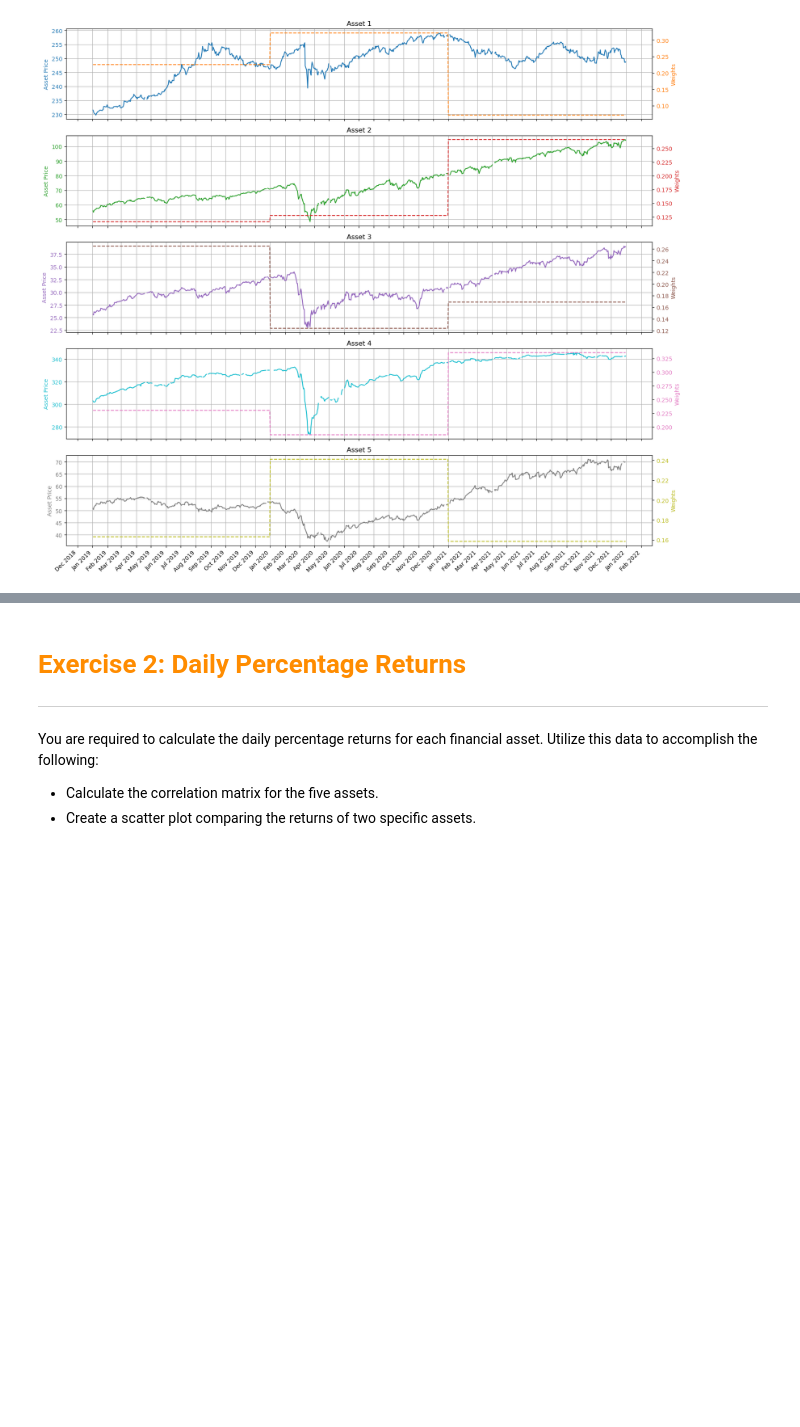
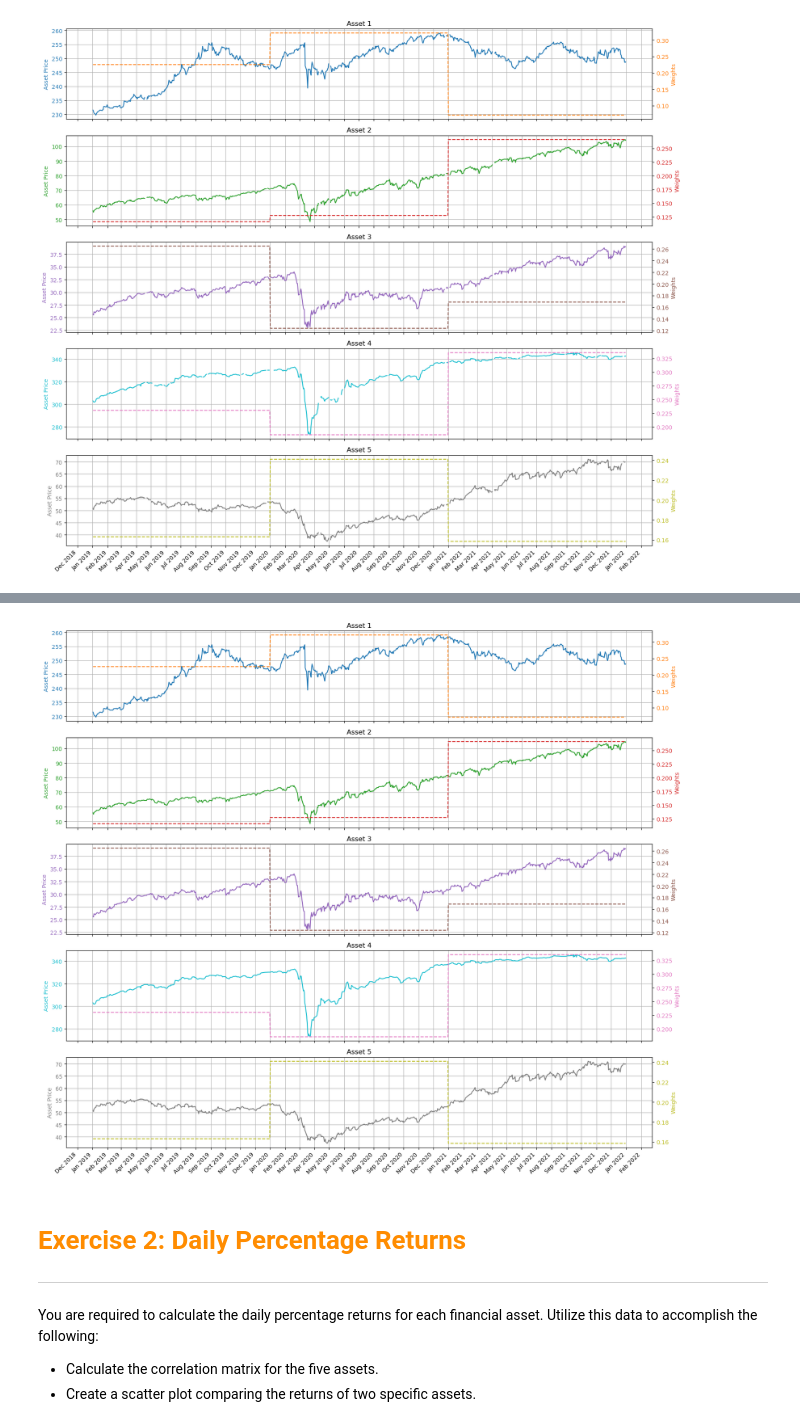
Before and after one commit to abhishek-chattopadhyay/portfolio-analysis-mini-project, a Jupyter notebook: code/Tech-Challenge.ipynb, the cells around one changed output, grey strips where cells are left out. Cells and saved outputs as stored; diff of their text form; code cells hidden in the pictures; blank space fills up the shorter version.

```diff
--- a/code/Tech-Challenge.ipynb
+++ b/code/Tech-Challenge.ipynb
@@ -37,9 +37,9 @@ Post data loading, your objective is to visualize this data through a time serie
 <h3 style="color: #FF6347;">Data Loading</h3>
 <h3 style="color: #FF6347;">-- Insert your code here --</h3>
 # %%
-asset_price = pd.read_csv("asset_price_data.csv")
-asset_info = pd.read_csv("asset_information_data.csv")
-port_weight = pd.read_csv("portfolio_weights.csv")
+asset_price = pd.read_csv("../data/asset_price_data.csv")
+asset_info = pd.read_csv("../data/asset_information_data.csv")
+port_weight = pd.read_csv("../data/portfolio_weights.csv")
 
 df_asset_price = asset_price.copy()
 df_asset_info = asset_info.copy()
@@ -169,3 +195,58 @@ plt.show()
+# %%
+df_asset_price = df_asset_price.ffill()
+# %%
+dates = df_asset_price["date"]
+n = len(dates)
+
+titles = ['Asset 1', 'Asset 2', 'Asset 3', 'Asset 4', 'Asset 5']
+color_pairs = [
+    ("#1f77b4", "#ff7f0e"),
+    ("#2ca02c", "#d62728"),
+    ("#9467bd", "#8c564b"),
+    ("#17becf", "#e377c2"),
+    ("#7f7f7f", "#bcbd22")
+]
+colors_primary = ['blue', 'orange', 'green', 'red', 'black']
+colors_secondary = ['purple', 'brown', 'grey', 'pink', 'dimgrey']
+
+# Create subplots
+fig, axs = plt.subplots(5, 1, figsize=(16, 14), sharex=True)
+
+# Loop through each subplot and add twin y-axis
+for i in range(5):
+    ax1 = axs[i]  # Primary axis
+    ax2 = ax1.twinx()  # Secondary y-axis
+
+    # Plot primary time series
+    ax1.plot(dates, df_asset_price.iloc[:, i+1], color=color_pairs[i][0])
+    ax1.set_ylabel('Asset Price', color=color_pairs[i][0])
+    ax1.tick_params(axis='y', labelcolor=color_pairs[i][0])
+    ax1.set_title(titles[i])
+
+    # Plot secondary time series
+    ax2.plot(dates, df_port_weight.iloc[:, i+1], color=color_pairs[i][1], linestyle='--')
+    ax2.set_ylabel('Weights', color=color_pairs[i][1])
+    ax2.tick_params(axis='y', labelcolor=color_pairs[i][1])
+
+    # Grid for clarity
+    ax1.grid(True)
+
+# Formatting x-axis as monthly
+months = mdates.MonthLocator()  # Monthly locator
+months_fmt = mdates.DateFormatter('%b %Y')  # Month-Year format
+
+axs[-1].xaxis.set_major_locator(months)
+axs[-1].xaxis.set_major_formatter(months_fmt)
+
+# Rotate x-axis labels for readability
+plt.setp(axs[-1].xaxis.get_majorticklabels(), rotation=45, ha='right')
+
+# Common X-axis label
+plt.xlabel('Date')
+plt.tight_layout()
+plt.show()
+# %% [output]
+[figure, added]
 # %% [markdown]
 <h1 style="color: #FF8C00;">Exercise 2: Daily Percentage Returns</h1>
 
```
Also changed, not shown: parts of 35 cells of this notebook.
